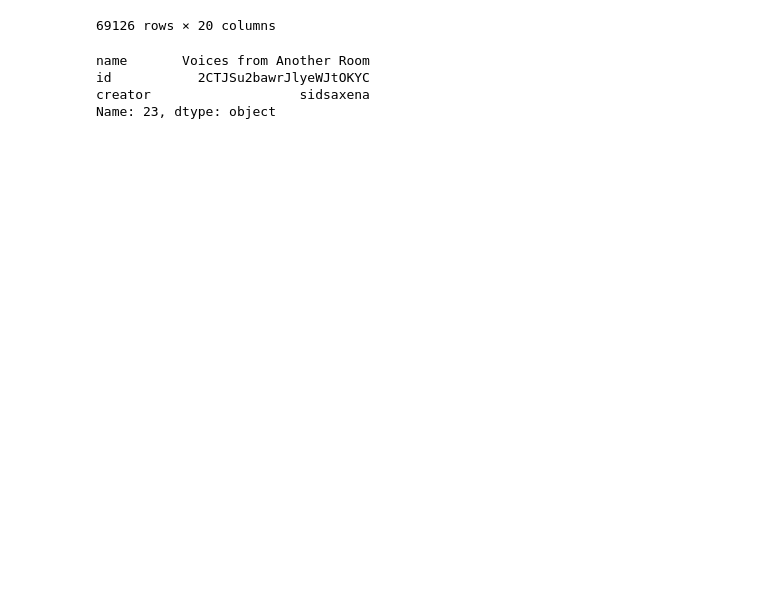
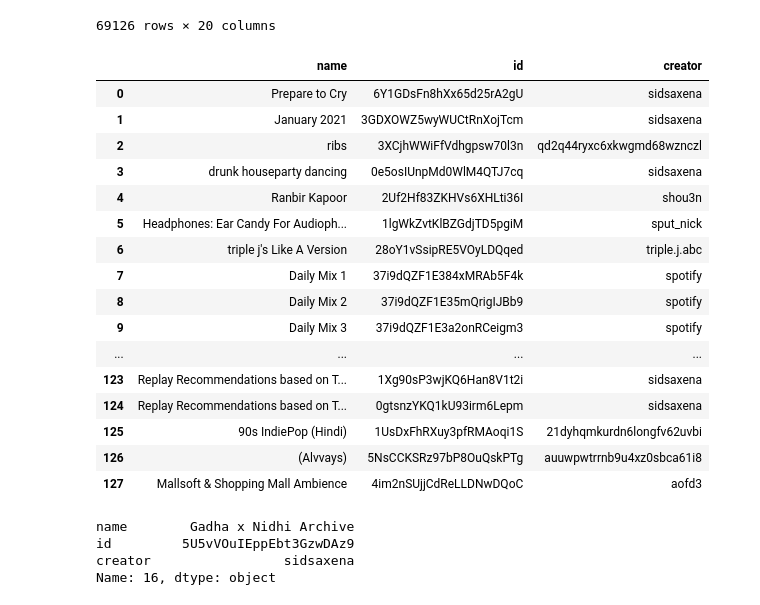
Before and after one commit to SidSaxena/music-analysis, a Jupyter notebook: spotify/spotify_final.ipynb, the cells around one changed output. Cells and saved outputs as stored; diff of their text form; code cells hidden in the pictures; blank space fills up the shorter version.

Commit message:
added more playlists

```diff
--- a/spotify/spotify_final.ipynb
+++ b/spotify/spotify_final.ipynb
@@ -40,7 +40,7 @@ scope = 'ugc-image-upload user-read-playback-state user-modify-playback-state us
 def getToken():
     try:
 
-        token = util.prompt_for_user_token(username=username, scope=scope, client_id=client_id, client_secret= client_secret, redirect_uri=redirect_uri, cache_path='/home/sid/development/python/music-analysis/spotify/.cache-sidsaxena')
+        token = util.prompt_for_user_token(username=username, scope=scope, client_id=client_id, client_secret= client_secret, redirect_uri=redirect_uri, cache_path='.cache-sidsaxena')
         sp = spotipy.Spotify(auth=token)
 
     except:
@@ -707,3 +710,23 @@ new_merged
 new_merged = new_merged.sort_values(by='datetime', ascending=False)
 # %%
 # new_merged.to_csv('Scrobbles with Features (69126).csv', index=False)
+# %%
+my_playlists_df
+# %% [output]
+|  | name | id | creator |
+| 0 | Prepare to Cry | 6Y1GDsFn8hXx65d25rA2gU | sidsaxena |
+| 1 | January 2021 | 3GDXOWZ5wyWUCtRnXojTcm | sidsaxena |
+| 2 | ribs | 3XCjhWWiFfVdhgpsw70l3n | qd2q44ryxc6xkwgmd68wznczl |
+| 3 | drunk houseparty dancing | 0e5osIUnpMd0WlM4QTJ7cq | sidsaxena |
+| 4 | Ranbir Kapoor | 2Uf2Hf83ZKHVs6XHLti36I | shou3n |
+| 5 | Headphones: Ear Candy For Audioph... | 1lgWkZvtKlBZGdjTD5pgiM | sput_nick |
+| 6 | triple j's Like A Version | 28oY1vSsipRE5VOyLDQqed | triple.j.abc |
+| 7 | Daily Mix 1 | 37i9dQZF1E384xMRAb5F4k | spotify |
+| 8 | Daily Mix 2 | 37i9dQZF1E35mQrigIJBb9 | spotify |
+| 9 | Daily Mix 3 | 37i9dQZF1E3a2onRCeigm3 | spotify |
+| ... | ... | ... | ... |
+| 123 | Replay Recommendations based on T... | 1Xg90sP3wjKQ6Han8V1t2i | sidsaxena |
+| 124 | Replay Recommendations based on T... | 0gtsnzYKQ1kU93irm6Lepm | sidsaxena |
+| 125 | 90s IndiePop (Hindi) | 1UsDxFhRXuy3pfRMAoqi1S | 21dyhqmkurdn6longfv62uvbi |
+| 126 | (Alvvays) | 5NsCCKSRz97bP8OuQskPTg | auuwpwtrrnb9u4xz0sbca61i8 |
+| 127 | Mallsoft & Shopping Mall Ambience | 4im2nSUjjCdReLLDNwDQoC | aofd3 |
@@ -710,8 +739,8 @@ new_merged = new_merged.sort_values(by='datetime', ascending=False)
 # %%
-my_playlists_df.iloc[23]
+my_playlists_df.iloc[16]
 # %% [output]
-name       Voices from Another Room
-id           2CTJSu2bawrJlyeWJtOKYC
-creator                   sidsaxena
-Name: 23, dtype: object
+name        Gadha x Nidhi Archive
+id         5U5vVOuIEppEbt3GzwDAz9
+creator                 sidsaxena
+Name: 16, dtype: object
 # %%
```
Also changed, not shown: parts of 6 cells of this notebook.
